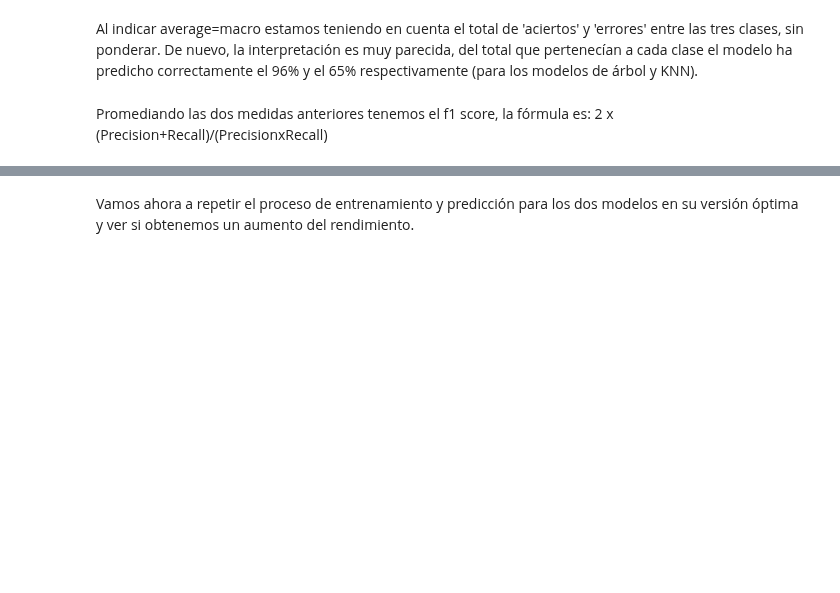
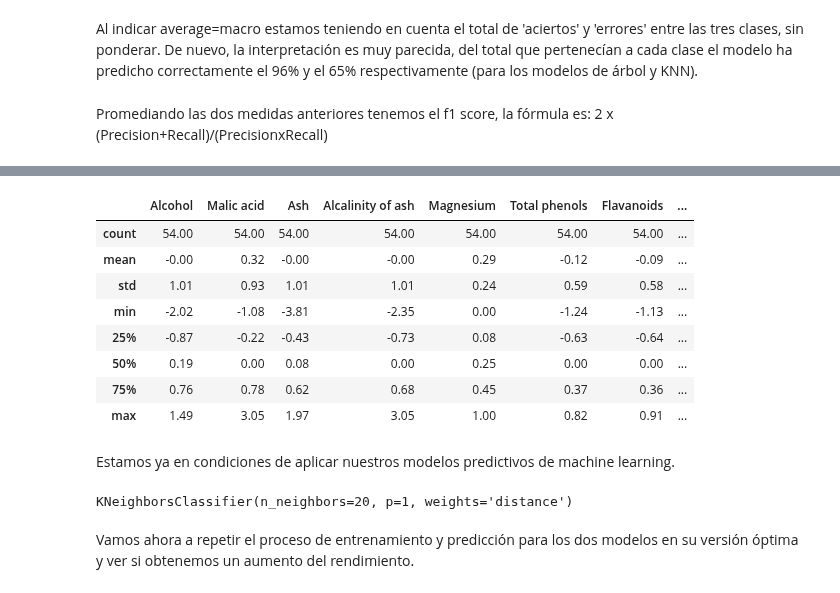
Before and after one commit to aar-x/ML_classification, a Jupyter notebook: M7T01_ML_classification.ipynb, the cells around one changed output, grey strips where cells are left out. Drawn from its saved outputs; the diff is of its cells as text; code cells hidden in the pictures; blank space fills up the shorter version.

```diff
--- a/M7T01_ML_classification.ipynb
+++ b/M7T01_ML_classification.ipynb
@@ -315,2 +450,21 @@ X_test_scaled = scaler.transform(X_test)
+# %%
+X_test.describe().round(2)
+# %% [output]
+|  | Alcohol | Malic acid | Ash | Alcalinity of ash | Magnesium | Total phenols | Flavanoids | ... |
+| count | 54.00 | 54.00 | 54.00 | 54.00 | 54.00 | 54.00 | 54.00 | ... |
+| mean | -0.00 | 0.32 | -0.00 | -0.00 | 0.29 | -0.12 | -0.09 | ... |
+| std | 1.01 | 0.93 | 1.01 | 1.01 | 0.24 | 0.59 | 0.58 | ... |
+| min | -2.02 | -1.08 | -3.81 | -2.35 | 0.00 | -1.24 | -1.13 | ... |
+| 25% | -0.87 | -0.22 | -0.43 | -0.73 | 0.08 | -0.63 | -0.64 | ... |
+| 50% | 0.19 | 0.00 | 0.08 | 0.00 | 0.25 | 0.00 | 0.00 | ... |
+| 75% | 0.76 | 0.78 | 0.62 | 0.68 | 0.45 | 0.37 | 0.36 | ... |
+| max | 1.49 | 3.05 | 1.97 | 3.05 | 1.00 | 0.82 | 0.91 | ... |
+# %% [markdown]
+Estamos ya en condiciones de aplicar nuestros modelos predictivos de machine learning.
+# %%
+best_clf_tree.fit(X_train, y_train)
+best_clf_knn.fit(X_train, y_train)
+# %% [output]
+KNeighborsClassifier(n_neighbors=20, p=1, weights='distance')
 # %% [markdown]
 Vamos ahora a repetir el proceso de entrenamiento y predicción para los dos modelos en su versión óptima y ver si obtenemos un aumento del rendimiento.
```
Also changed, not shown: parts of 122 cells of this notebook.
